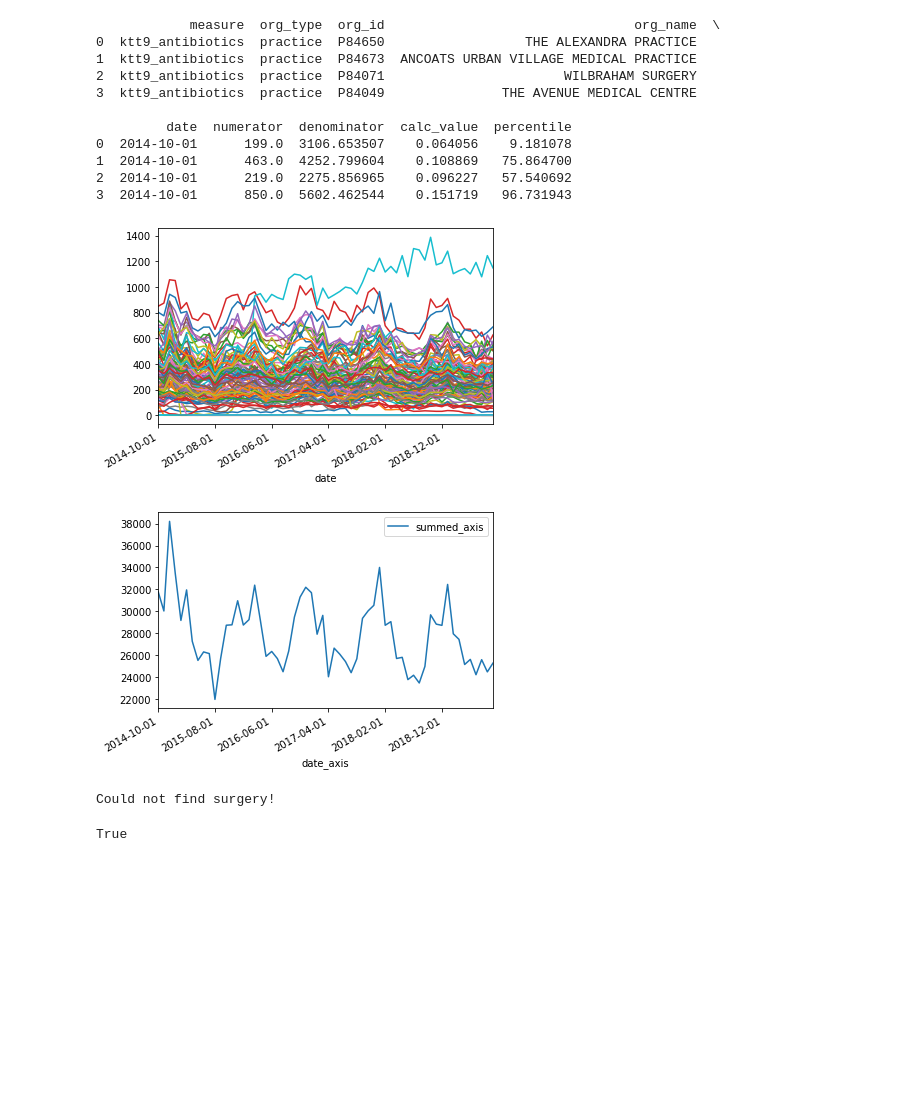
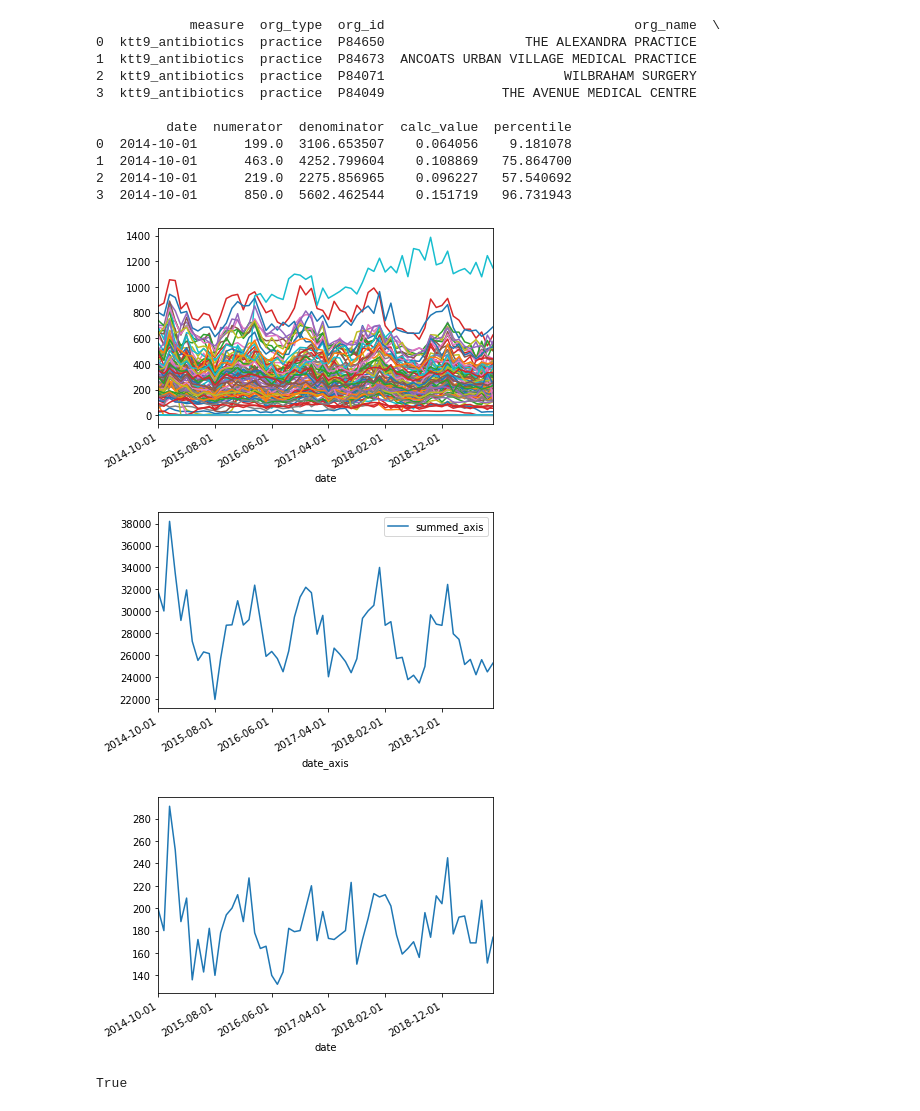
Before and after one commit to ecarnold24/Antibiotics, a Jupyter notebook: Merged_Antibiotics1.ipynb, the cells around one changed output. Cells and saved outputs as stored; diff of their text form; code cells hidden in the pictures; blank space fills up the shorter version.

```diff
--- a/Merged_Antibiotics1.ipynb
+++ b/Merged_Antibiotics1.ipynb
@@ -271,11 +272,11 @@ def Plot_trends_pick_surgeries(data, name):
 # %%
 Plot_trends_all_surgeries(data)
 Plot_trends_combined_surgeries(data)
-Plot_trends_pick_surgeries(data, 'P8465')
+Plot_trends_pick_surgeries(data, 'P84650')
 # %% [output]
 [figure]
 [figure]
-Could not find surgery!
+[figure, added]
 # %%
 data['org_name'].str.endswith('THE ALEXANDRA PRACTICE').any()
 # %% [output]
```
Also changed, not shown: parts of 6 cells of this notebook, 2 other files.
